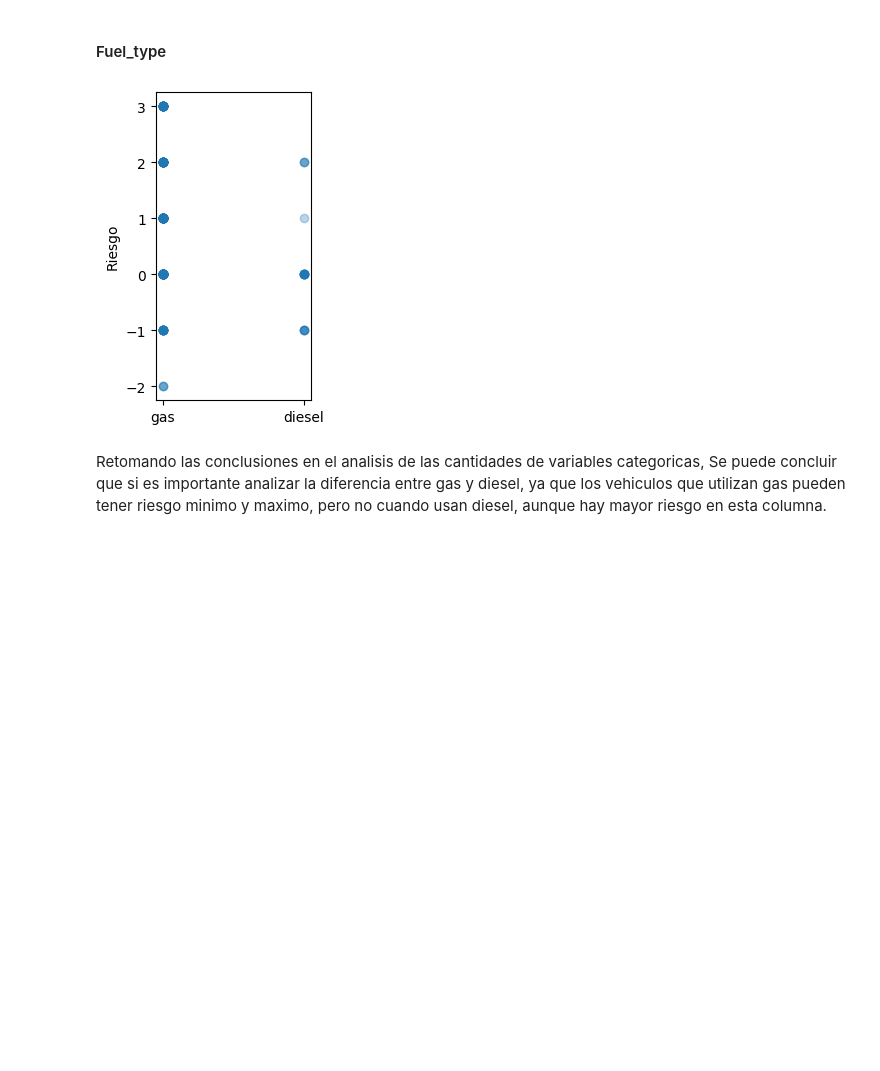
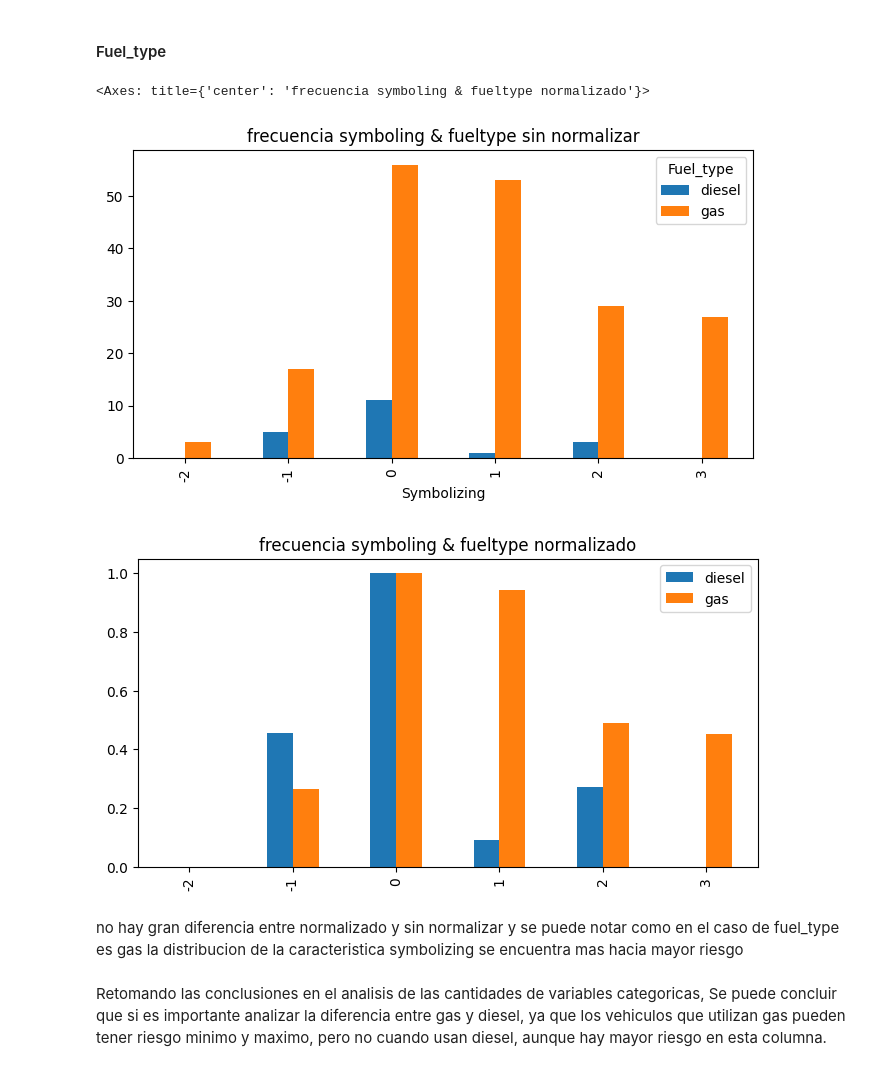
Before and after one commit to SebastianMosqueraCaicedo/ana-datos-riesgo, a Jupyter notebook: Proyect_Agredo_Mosquera.ipynb, the cells around one changed output. Drawn from its saved outputs; the diff is of its cells as text; code cells hidden in the pictures; blank space fills up the shorter version.

Commit message:
mayor a tres

```diff
--- a/Proyect_Agredo_Mosquera.ipynb
+++ b/Proyect_Agredo_Mosquera.ipynb
@@ -524,12 +524,26 @@ Se podria predecir que, si un vehiculo hace parte de alguna de estas marcas, es
 Por otro lado, las marcas alfa-romero, mercury y porsche estan fuera del rango negativo y medio de riesgo. Esto quiere decir que, probablemente, un carro manufacturado por esta marca es de alto riesgo.
 # %% [markdown]
 #### Fuel_type
-# %%
-fig, ax = plt.subplots(1, 1, figsize=(2,4))
-ax.scatter(x=data[cat_vars[1]], y=data.Symbolizing, alpha= 0.3)
-ax.set_ylabel('Riesgo');
-# %% [output]
-[figure, removed]
+# %%
+cross = pd.crosstab(data.Symbolizing, data.Fuel_type )
+
+cross.plot(
+    kind = "bar",
+    figsize=(8,4), title=('frecuencia symboling & fueltype sin normalizar'))
+
+sclr = MinMaxScaler()
+cross = sclr.fit_transform(cross)
+
+cross = pd.DataFrame(data=cross, index=[-2,-1,0,1,2,3], columns=["diesel","gas"] )
+cross.plot(
+    kind = "bar",
+    figsize=(8,4), title=('frecuencia symboling & fueltype normalizado'))
+# %% [output]
+<Axes: title={'center': 'frecuencia symboling & fueltype normalizado'}>
+[figure, added]
+[figure, added]
+# %% [markdown]
+no hay gran diferencia entre normalizado y sin normalizar y se puede notar como en el caso de fuel_type es gas la distribucion de la caracteristica symbolizing se encuentra mas hacia mayor riesgo
 # %% [markdown]
 Retomando las conclusiones en el analisis de las cantidades de variables categoricas, Se puede concluir que si es importante analizar la diferencia entre gas y diesel, ya que los vehiculos que utilizan gas pueden tener riesgo minimo y maximo, pero no cuando usan diesel, aunque hay mayor riesgo en esta columna.
 # %% [markdown]
```
Also changed, not shown: parts of 91 cells of this notebook.
